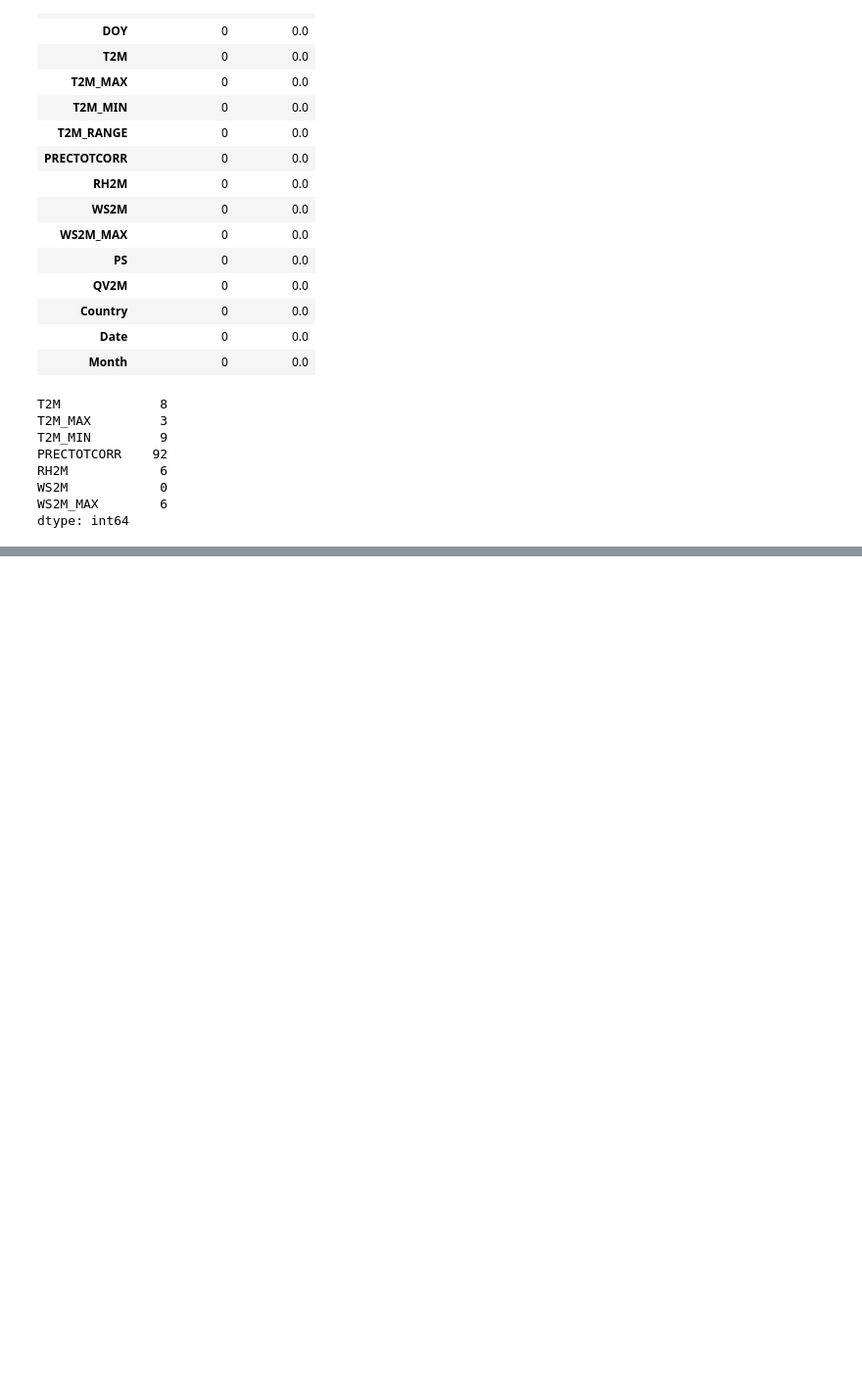
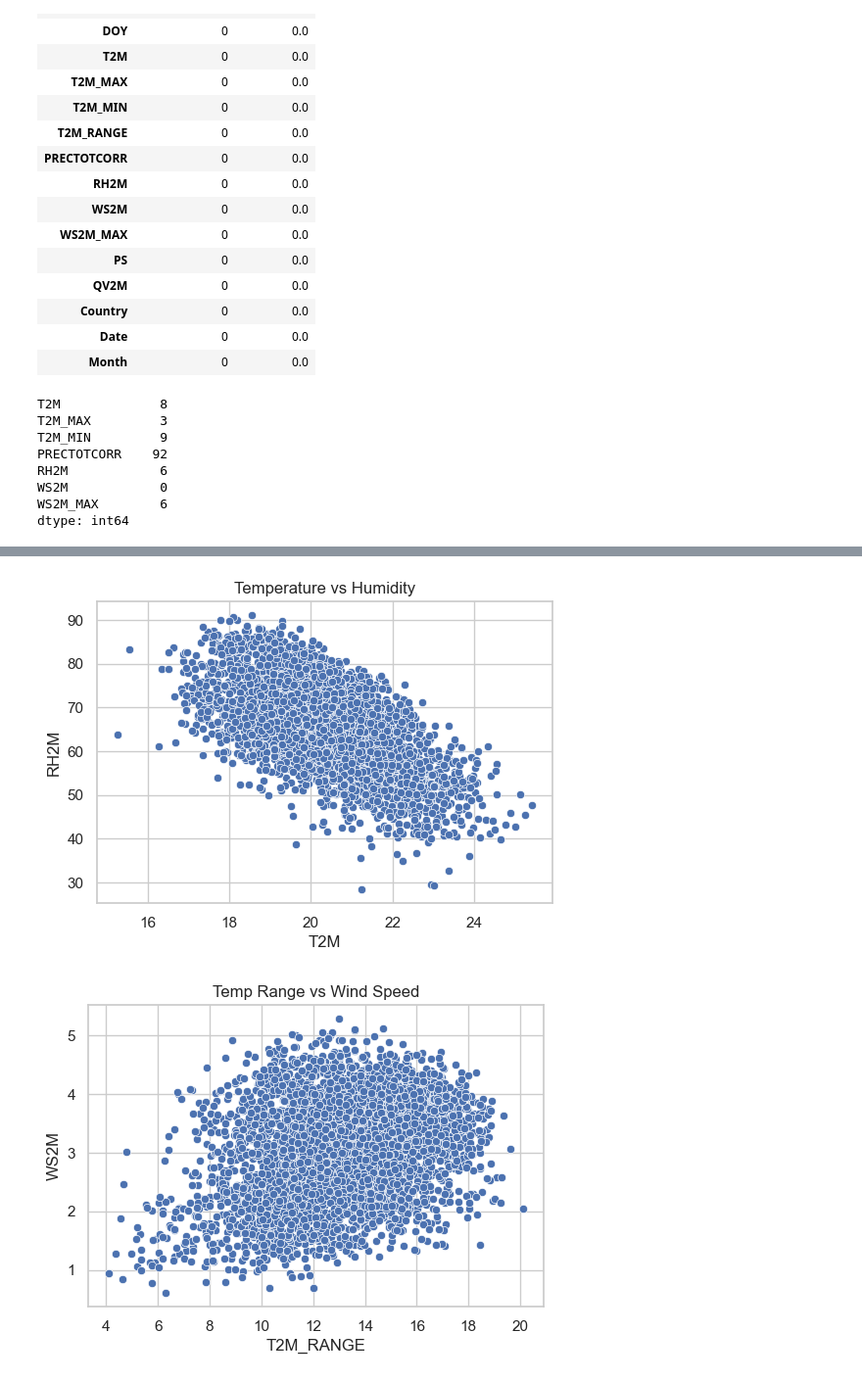
Before and after one commit to me0426/me0426-climate-challenge-week0, a Jupyter notebook: notebooks/kenya_eda.ipynb, the cells around one changed output, grey strips where cells are left out. Shown at 98% size. Drawn from its saved outputs; the diff is of its cells as text; code cells hidden in the pictures; blank space fills up the shorter version.

```diff
--- a/notebooks/kenya_eda.ipynb
+++ b/notebooks/kenya_eda.ipynb
@@ -99,0 +129,15 @@ df.to_csv("kenya_clean.csv", index=False)
+# %%
+# T2M vs RH2M
+plt.figure(figsize=(6,4))
+sns.scatterplot(x="T2M", y="RH2M", data=df)
+plt.title("Temperature vs Humidity")
+plt.show()
+
+# T2M_RANGE vs WS2M
+plt.figure(figsize=(6,4))
+sns.scatterplot(x="T2M_RANGE", y="WS2M", data=df)
+plt.title("Temp Range vs Wind Speed")
+plt.show()
+# %% [output]
+[figure, added]
+[figure, added]
```
Also changed, not shown: parts of 7 cells of this notebook.
